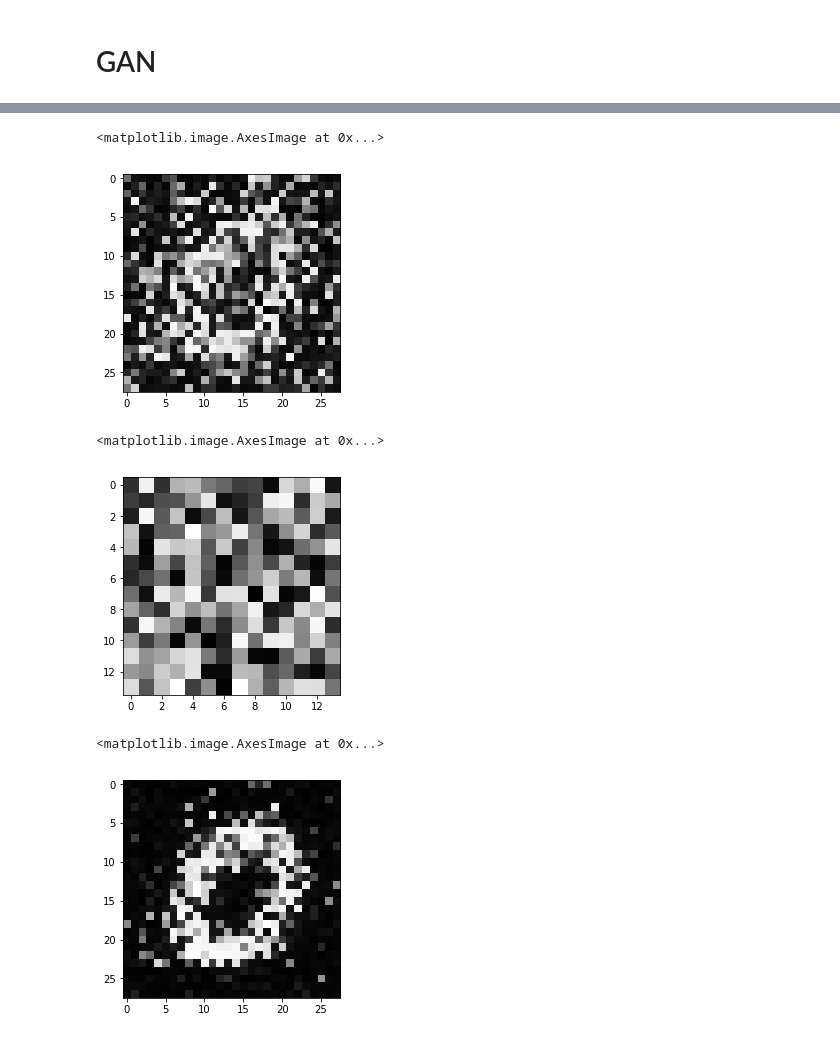
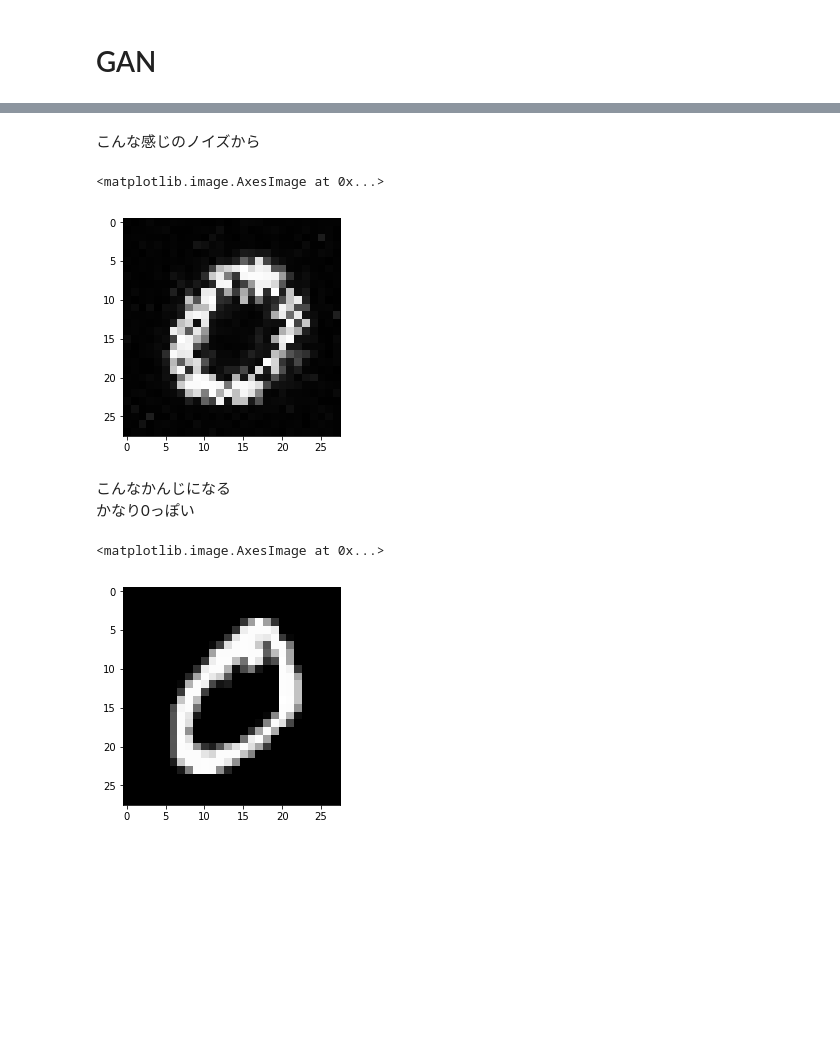
Before and after one commit to wakoki/himatsubushi, a Jupyter notebook: GAN.ipynb, the cells around one changed output, grey strips where cells are left out. Drawn from its saved outputs; the diff is of its cells as text; code cells hidden in the pictures; blank space fills up the shorter version.

```diff
--- a/GAN.ipynb
+++ b/GAN.ipynb
@@ -20,9 +20,9 @@ X5.shape
 # %%
 import matplotlib.pyplot as plt
 %matplotlib inline
-X5 = X5 / 255
-X5_train, X5_test = X5[:5000], X5[5000:]
-plt.imshow(X5[0].reshape(28, 28))
+X_0 = X_0 / 255
+X_0_train, X_0_test = X_0[:5000], X_0[5000:]
+plt.imshow(X_0[0].reshape(28, 28))
 # %% [output]
 <matplotlib.image.AxesImage at 0x...>
 [figure]
@@ -70,7 +70,7 @@ MNIST_X = tf.placeholder(tf.float32, shape=(None, n_g_inputs), name='MNIST_X')
 d_y = tf.placeholder(tf.float32, shape=(None), name='d_y')
 n_batchies = tf.placeholder(tf.int32, shape=(None), name='n_batchies')
 training = tf.placeholder_with_default(False, shape=(), name='training')
-dropout_rate = 0.7
+dropout_rate = 0.6
 
 with tf.name_scope('generator'):
     X_drop = tf.layers.dropout(g_X, dropout_rate, training=training)
@@ -116,24 +116,24 @@ with tf.name_scope('d_eval'):
 # %%
 init = tf.global_variables_initializer()
 
-n_epochs = 100
+n_epochs = 1000
 d_batch_size = 1000
 g_batch_size = d_batch_size // 2
 test_batch_size = 10
 list = []
-iteration = X5_train.shape[0] // d_batch_size
+iteration = X_0_train.shape[0] // d_batch_size
 
 file_writer = tf.summary.FileWriter(logdir, tf.get_default_graph())
 # %%
 with tf.Session() as sess:
     init.run()
     noise = generate_base(n_g_inputs, d_batch_size * iteration * n_epochs).eval()
-    X5_train = tf.cast(X5_train, tf.float32).eval()
+    X_0_train = tf.cast(X_0_train, tf.float32).eval()
     for epoch in range(n_epochs):
         for itr in range(iteration):
             if itr % 2 == 0:
                 d_noise1 = minibatch(noise, d_batch_size)
-                X1 = minibatch(X5_train, d_batch_size)
+                X1 = minibatch(X_0_train, d_batch_size)
                 sess.run(d_training_op, feed_dict={g_X: d_noise1, MNIST_X: X1, n_batchies: d_batch_size})
 
             g_noise1 = minibatch(noise, g_batch_size)
@@ -144,11 +144,7 @@ with tf.Session() as sess:
         list.append(g_output.eval(feed_dict={g_X: append_noise}))
 
         print(epoch)
-    finish_noise = generate_base(n_g_inputs, 1).eval()
-    list.append(finish_noise)
-    finish_generated = g_output.eval(feed_dict={g_X: finish_noise})
-    list.append(finish_generated)
-    plt.imshow(finish_generated.reshape(28, 28))
+    list.append(noise[0])
 # %% [output]
 0
 1
@@ -175,16 +171,15 @@ len(list)
+# %% [markdown]
+こんな感じのノイズから
 # %%
-plt.imshow(list[0].reshape(28, 28), cmap='gray')
+plt.imshow(list[230].reshape(28, 28), cmap='gray')
 # %% [output]
 <matplotlib.image.AxesImage at 0x...>
-[figure, old version]
+[figure, new version]
+# %% [markdown]
+こんなかんじになる
+かなり0っぽい
 # %%
-plt.imshow(list[len(list)-2].reshape(14, 14), cmap='gray')
+plt.imshow(X_0_train[0].reshape(28, 28),cmap='gray')
 # %% [output]
 <matplotlib.image.AxesImage at 0x...>
-[figure, old version]
+[figure, new version]
-# %%
-#print(list[584].reshape(28, 28))
-plt.imshow(list[len(list)-1].reshape(28, 28),cmap='gray')
-# %% [output]
-<matplotlib.image.AxesImage at 0x...>
-[figure, removed]
```
Also changed, not shown: parts of 7 cells of this notebook.
